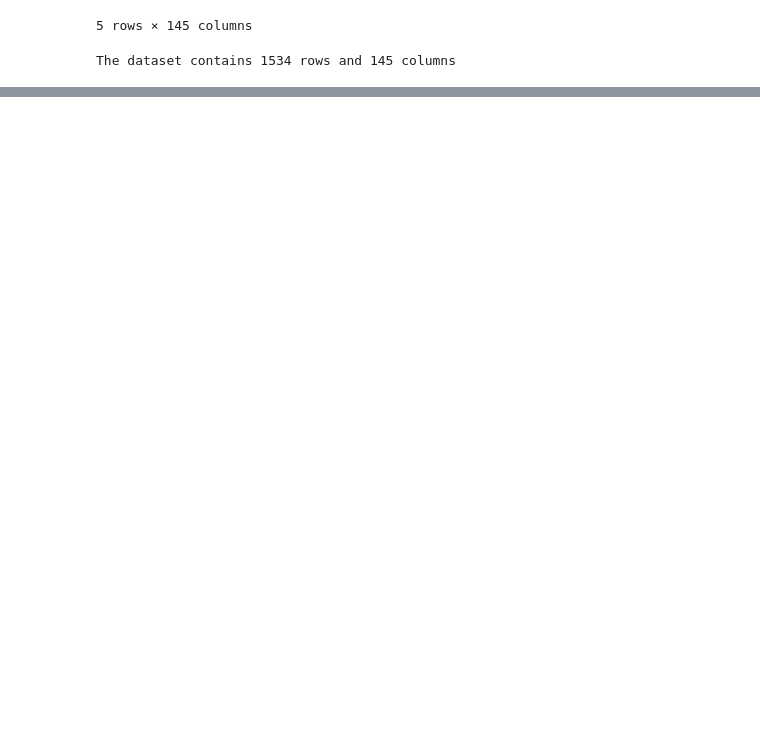
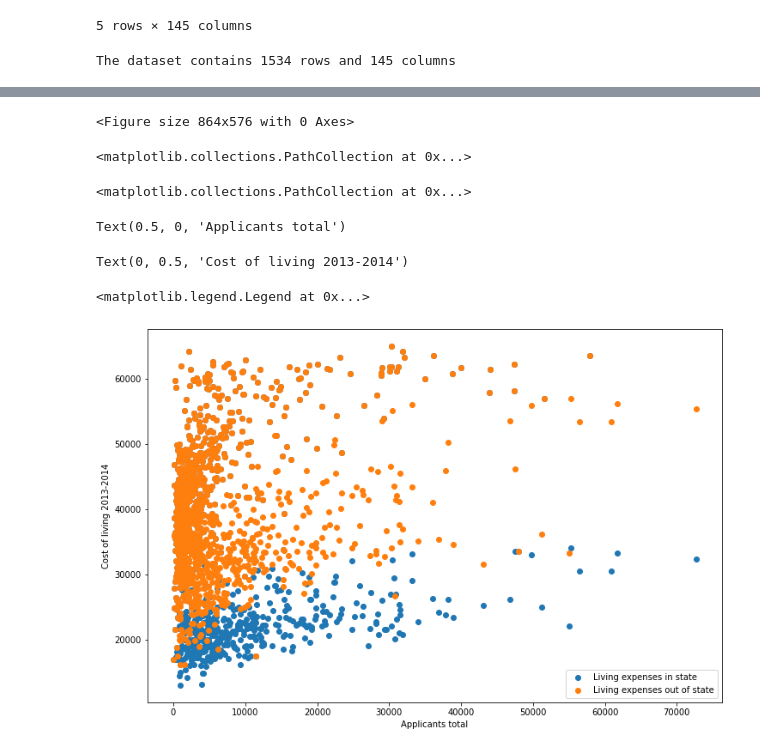
Before and after one commit to XinyuMai/PHSX815_Week12, a Jupyter notebook: HW12.ipynb, the cells around one changed output, grey strips where cells are left out. Cells and saved outputs as stored; diff of their text form; code cells hidden in the pictures; blank space fills up the shorter version.

```diff
--- a/HW12.ipynb
+++ b/HW12.ipynb
@@ -39,0 +99,22 @@ The dataset contains 1534 rows and 145 columns
+# %%
+interested_cols =['Name', 'year', 'Applicants total',
+        'Admissions total', 'Enrolled total', 'Estimated enrollment, total',
+        'Tuition and fees, 2010-11',
+        'Tuition and fees, 2011-12',
+        'Tuition and fees, 2012-13',
+        'Tuition and fees, 2013-14',
+        'Total price for in-state students living on campus 2013-14',
+        'Total price for out-of-state students living on campus 2013-14',
+        'Full-time enrollment', 'Part-time enrollment',
+        'Undergraduate enrollment', 'Graduate enrollment',
+        'Full-time undergraduate enrollment',
+        'Part-time undergraduate enrollment',
+        'Percent of total enrollment that are women',
+        'Percent of undergraduate enrollment that are women',
+        'Percent of graduate enrollment that are women',
+        'Graduation rate - Bachelor degree within 4 years, total',
+        'Graduation rate - Bachelor degree within 5 years, total',
+        'Graduation rate - Bachelor degree within 6 years, total',]
+
+ipeds=ipeds[interested_cols]
+ipeds.head()
@@ -39,0 +134,6 @@ The dataset contains 1534 rows and 145 columns
+# %%
+# Checking Null data
+ipeds.isnull().sum(axis = 0)
+ipeds = ipeds.dropna(axis=0)
+ipeds.isnull().sum(axis = 0)
+ipeds.shape
@@ -39,0 +210,18 @@ The dataset contains 1534 rows and 145 columns
+# %%
+#Plot correlations
+plt.figure(figsize=(12,8))
+plt.scatter(ipeds['Applicants total'],ipeds['Total price for in-state students living on campus 2013-14'], label = 'Living expenses in state')
+plt.scatter(ipeds['Applicants total'],ipeds['Total price for out-of-state students living on campus 2013-14'], label = 'Living expenses out of state')
+
+plt.xlabel('Applicants total')
+plt.ylabel('Cost of living 2013-2014')
+plt.legend()
+plt.show()
+# %% [output]
+<Figure size 864x576 with 0 Axes>
+<matplotlib.collections.PathCollection at 0x...>
+<matplotlib.collections.PathCollection at 0x...>
+Text(0.5, 0, 'Applicants total')
+Text(0, 0.5, 'Cost of living 2013-2014')
+<matplotlib.legend.Legend at 0x...>
+[figure, added]
```
Also changed, not shown: parts of 15 cells of this notebook.
